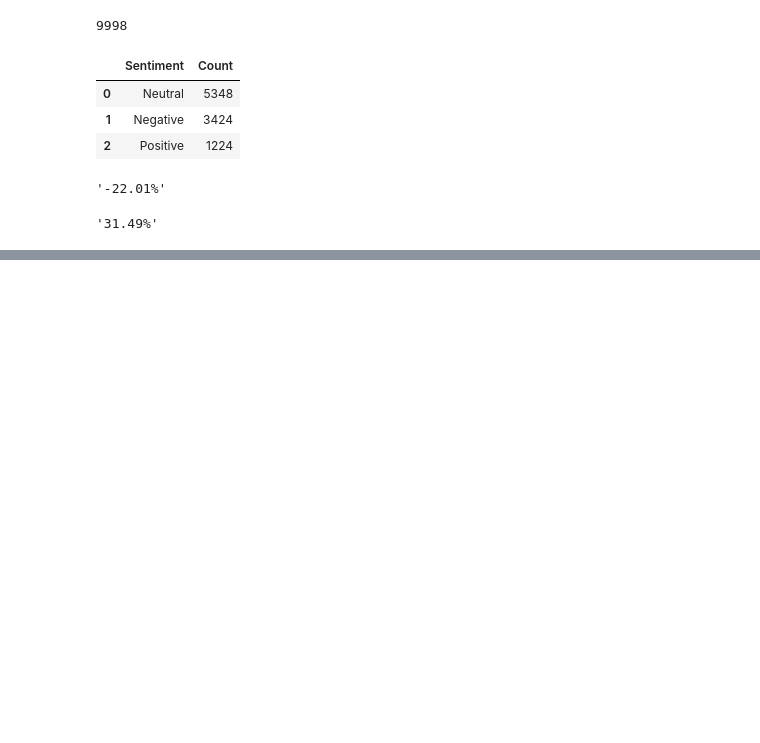
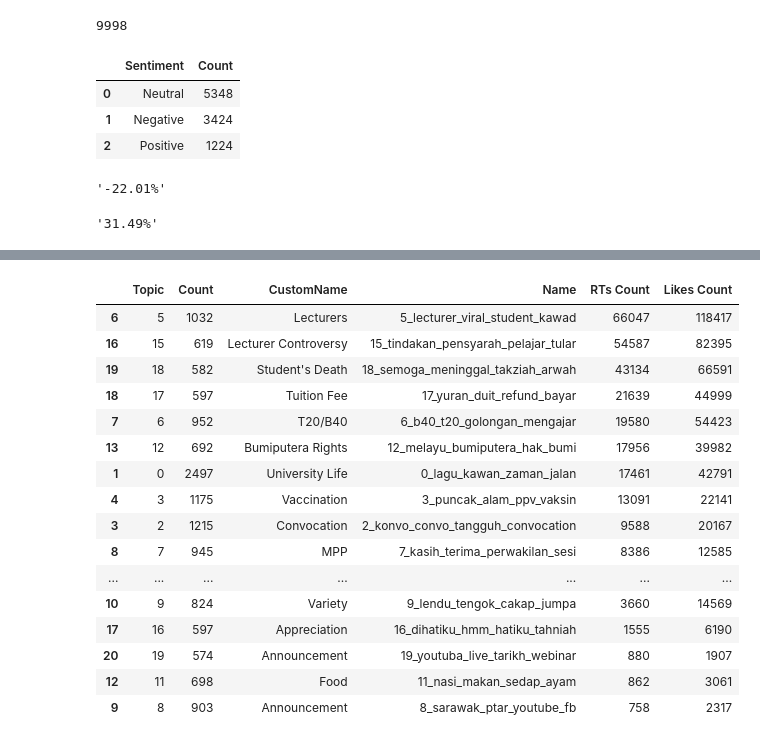
Before and after one commit to wfkhrrzi/UiTM-ORM-Dashboard, a Jupyter notebook: temp.ipynb, the cells around one changed output, grey strips where cells are left out. Cells and saved outputs as stored; diff of their text form; code cells hidden in the pictures; blank space fills up the shorter version.

```diff
--- a/temp.ipynb
+++ b/temp.ipynb
@@ -217,0 +263,20 @@ bft = ((int(positive)+int(neutral)-int(negative))/total)*100
+# %%
+get_ranked_topics()
+# %% [output]
+|  | Topic | Count | CustomName | Name | RTs Count | Likes Count |
+| 6 | 5 | 1032 | Lecturers | 5_lecturer_viral_student_kawad | 66047 | 118417 |
+| 16 | 15 | 619 | Lecturer Controversy | 15_tindakan_pensyarah_pelajar_tular | 54587 | 82395 |
+| 19 | 18 | 582 | Student's Death | 18_semoga_meninggal_takziah_arwah | 43134 | 66591 |
+| 18 | 17 | 597 | Tuition Fee | 17_yuran_duit_refund_bayar | 21639 | 44999 |
+| 7 | 6 | 952 | T20/B40 | 6_b40_t20_golongan_mengajar | 19580 | 54423 |
+| 13 | 12 | 692 | Bumiputera Rights | 12_melayu_bumiputera_hak_bumi | 17956 | 39982 |
+| 1 | 0 | 2497 | University Life | 0_lagu_kawan_zaman_jalan | 17461 | 42791 |
+| 4 | 3 | 1175 | Vaccination | 3_puncak_alam_ppv_vaksin | 13091 | 22141 |
+| 3 | 2 | 1215 | Convocation | 2_konvo_convo_tangguh_convocation | 9588 | 20167 |
+| 8 | 7 | 945 | MPP | 7_kasih_terima_perwakilan_sesi | 8386 | 12585 |
+| ... | ... | ... | ... | ... | ... | ... |
+| 10 | 9 | 824 | Variety | 9_lendu_tengok_cakap_jumpa | 3660 | 14569 |
+| 17 | 16 | 597 | Appreciation | 16_dihatiku_hmm_hatiku_tahniah | 1555 | 6190 |
+| 20 | 19 | 574 | Announcement | 19_youtuba_live_tarikh_webinar | 880 | 1907 |
+| 12 | 11 | 698 | Food | 11_nasi_makan_sedap_ayam | 862 | 3061 |
+| 9 | 8 | 903 | Announcement | 8_sarawak_ptar_youtube_fb | 758 | 2317 |
```
Also changed, not shown: parts of 32 cells of this notebook, 8 other files.
